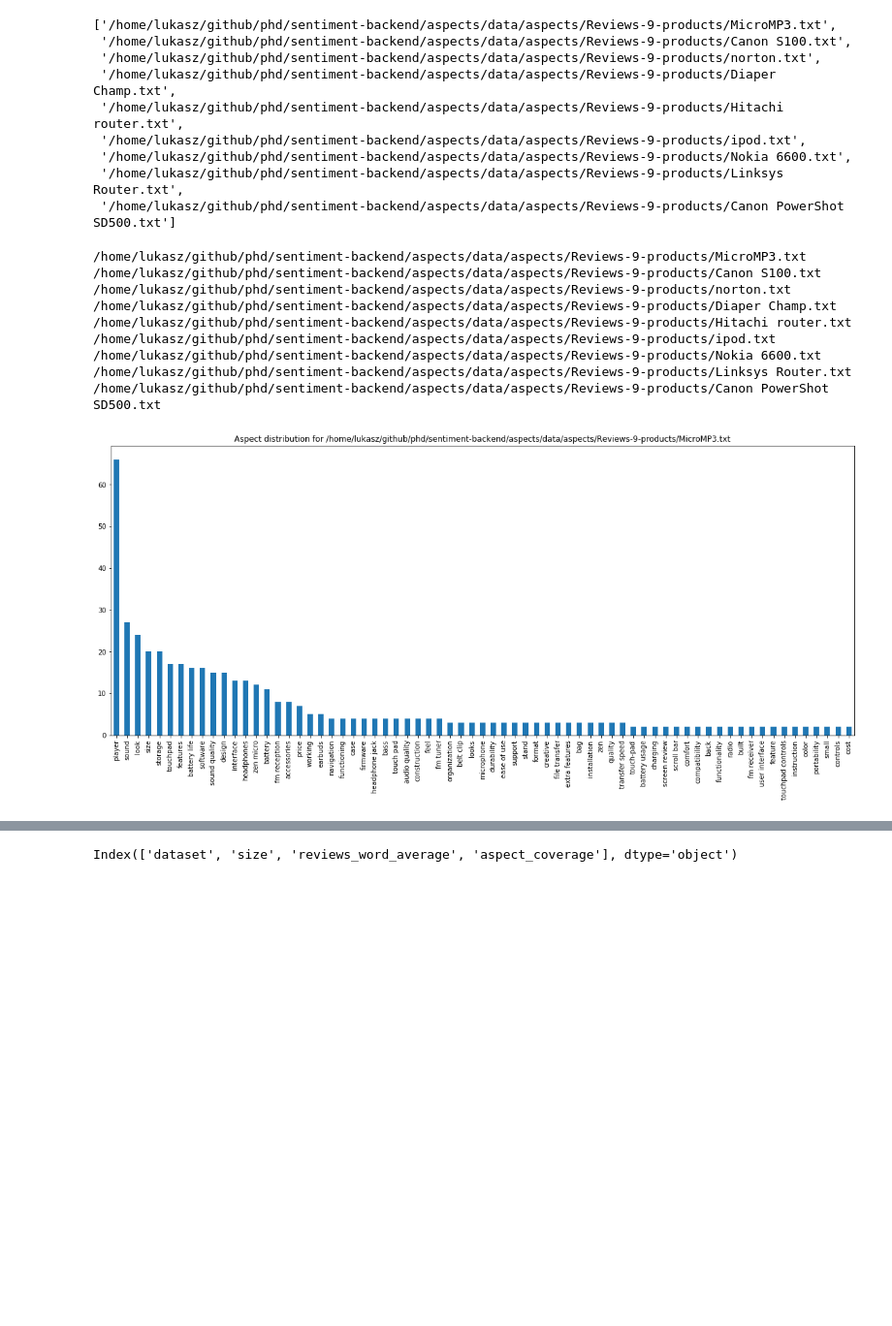
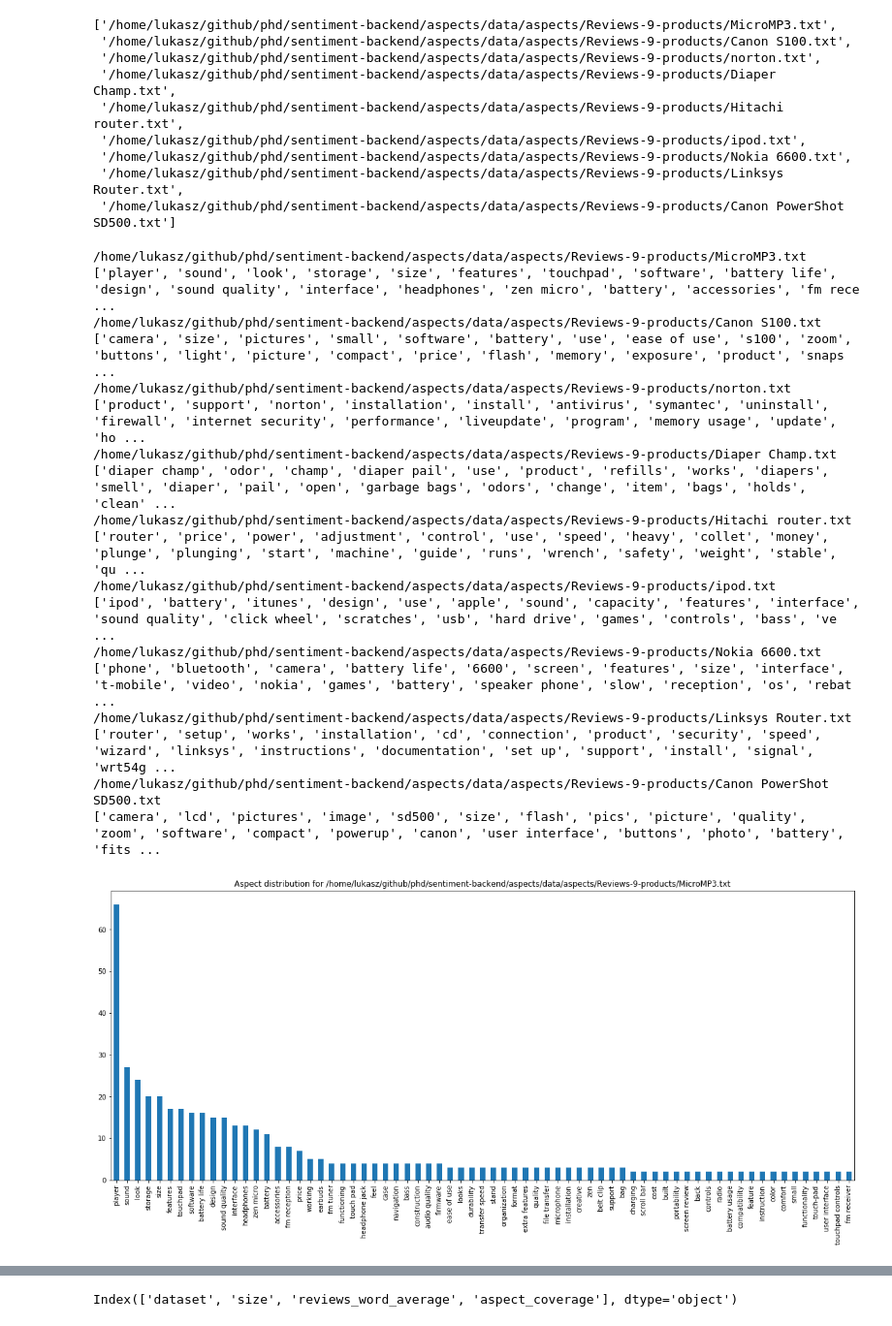
Before and after one commit to laugustyniak/discourse_summarization, a Jupyter notebook: notebooks/datasets/statistics-bing-liu.ipynb, the cells around one changed output, grey strips where cells are left out. Shown: that part at 97% size. Drawn from its saved outputs; the diff is of its cells as text; code cells hidden in the pictures; blank space fills up the shorter version.

```diff
--- a/notebooks/datasets/statistics-bing-liu.ipynb
+++ b/notebooks/datasets/statistics-bing-liu.ipynb
@@ -63,3 +64,6 @@ def draw_aspect_distribution(reviews_path: str):
     counts = df.aspect.value_counts()
     # take only aspects that appeared at least once
     counts[counts > 1].plot(kind='bar')
+    aspects = list(counts.index)
+    print(aspects)
+    return aspects
@@ -66,15 +72,25 @@ def draw_aspect_distribution(reviews_path: str):
 # %%
+aspects = {}
 for reviews_path in reviews_paths:
     print(reviews_path)
-    draw_aspect_distribution(reviews_path)
+    aspects[basename(reviews_path)] = draw_aspect_distribution(reviews_path)
 # %% [output]
 /home/lukasz/github/phd/sentiment-backend/aspects/data/aspects/Reviews-9-products/MicroMP3.txt
+['player', 'sound', 'look', 'storage', 'size', 'features', 'touchpad', 'software', 'battery life', 'design', 'sound quality', 'interface', 'headphones', 'zen micro', 'battery', 'accessories', 'fm rece ...
 /home/lukasz/github/phd/sentiment-backend/aspects/data/aspects/Reviews-9-products/Canon S100.txt
+['camera', 'size', 'pictures', 'small', 'software', 'battery', 'use', 'ease of use', 's100', 'zoom', 'buttons', 'light', 'picture', 'compact', 'price', 'flash', 'memory', 'exposure', 'product', 'snaps ...
 /home/lukasz/github/phd/sentiment-backend/aspects/data/aspects/Reviews-9-products/norton.txt
+['product', 'support', 'norton', 'installation', 'install', 'antivirus', 'symantec', 'uninstall', 'firewall', 'internet security', 'performance', 'liveupdate', 'program', 'memory usage', 'update', 'ho ...
 /home/lukasz/github/phd/sentiment-backend/aspects/data/aspects/Reviews-9-products/Diaper Champ.txt
+['diaper champ', 'odor', 'champ', 'diaper pail', 'use', 'product', 'refills', 'works', 'diapers', 'smell', 'diaper', 'pail', 'open', 'garbage bags', 'odors', 'change', 'item', 'bags', 'holds', 'clean' ...
 /home/lukasz/github/phd/sentiment-backend/aspects/data/aspects/Reviews-9-products/Hitachi router.txt
+['router', 'price', 'power', 'adjustment', 'control', 'use', 'speed', 'heavy', 'collet', 'money', 'plunge', 'plunging', 'start', 'machine', 'guide', 'runs', 'wrench', 'safety', 'weight', 'stable', 'qu ...
 /home/lukasz/github/phd/sentiment-backend/aspects/data/aspects/Reviews-9-products/ipod.txt
+['ipod', 'battery', 'itunes', 'design', 'use', 'apple', 'sound', 'capacity', 'features', 'interface', 'sound quality', 'click wheel', 'scratches', 'usb', 'hard drive', 'games', 'controls', 'bass', 've ...
 /home/lukasz/github/phd/sentiment-backend/aspects/data/aspects/Reviews-9-products/Nokia 6600.txt
+['phone', 'bluetooth', 'camera', 'battery life', '6600', 'screen', 'features', 'size', 'interface', 't-mobile', 'video', 'nokia', 'games', 'battery', 'speaker phone', 'slow', 'reception', 'os', 'rebat ...
 /home/lukasz/github/phd/sentiment-backend/aspects/data/aspects/Reviews-9-products/Linksys Router.txt
+['router', 'setup', 'works', 'installation', 'cd', 'connection', 'product', 'security', 'speed', 'wizard', 'linksys', 'instructions', 'documentation', 'set up', 'support', 'install', 'signal', 'wrt54g ...
 /home/lukasz/github/phd/sentiment-backend/aspects/data/aspects/Reviews-9-products/Canon PowerShot SD500.txt
+['camera', 'lcd', 'pictures', 'image', 'sd500', 'size', 'flash', 'pics', 'picture', 'quality', 'zoom', 'software', 'compact', 'powerup', 'canon', 'user interface', 'buttons', 'photo', 'battery', 'fits ...
-[figure, old version]
+[figure, new version]
```
Also changed, not shown: parts of 8 cells of this notebook, 8 other files.
